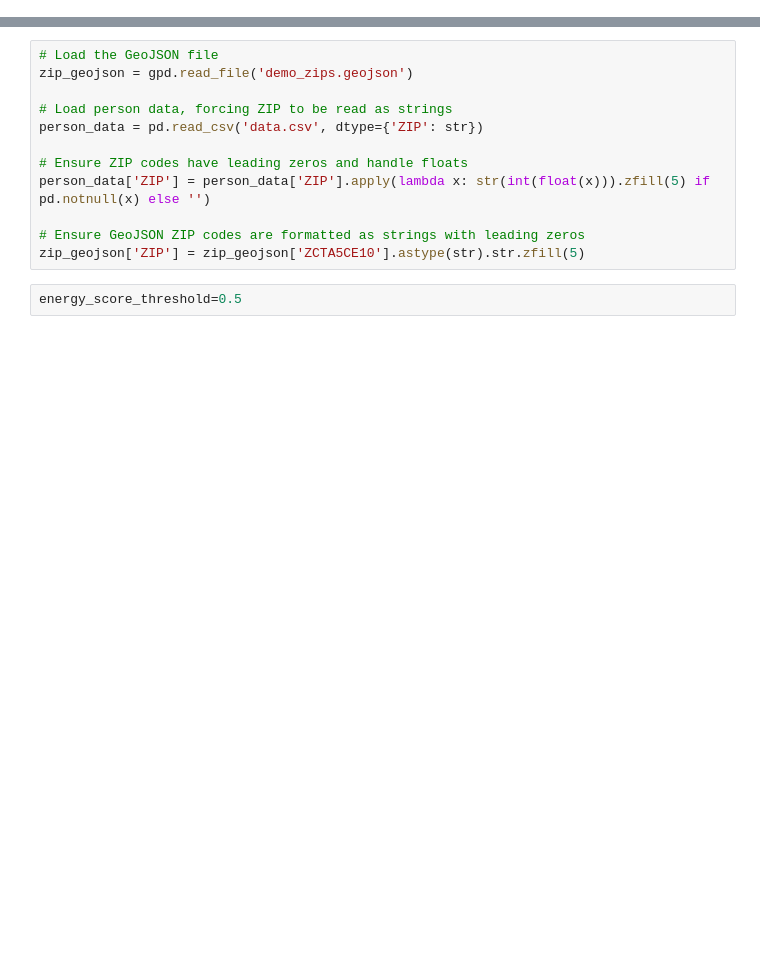
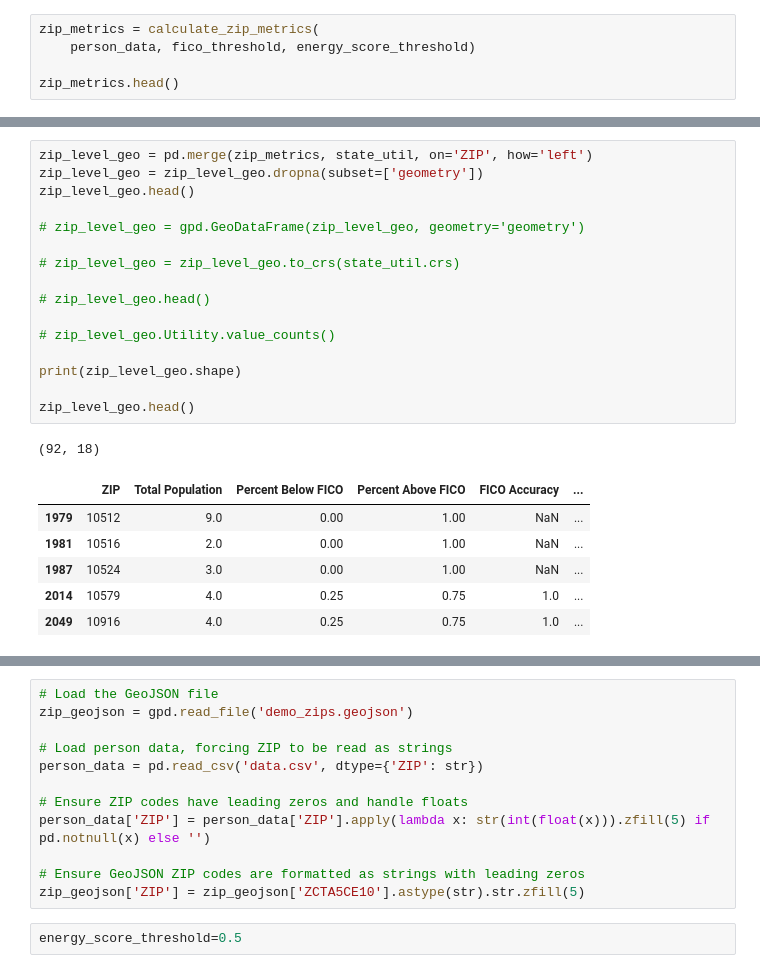
Before and after one commit to Jake-Ford/energyscore_demo, a Jupyter notebook: scratch.ipynb, the cells around one changed output, grey strips where cells are left out. Cells and saved outputs as stored; diff of their text form; blank space fills up the shorter version.

```diff
--- a/scratch.ipynb
+++ b/scratch.ipynb
@@ -11,0 +112,5 @@ from sklearn.metrics import accuracy_score
+# %%
+zip_metrics = calculate_zip_metrics(
+    person_data, fico_threshold, energy_score_threshold)
+
+zip_metrics.head()
@@ -11,0 +124,24 @@ from sklearn.metrics import accuracy_score
+# %%
+zip_level_geo = pd.merge(zip_metrics, state_util, on='ZIP', how='left')
+zip_level_geo = zip_level_geo.dropna(subset=['geometry'])
+zip_level_geo.head()
+
+# zip_level_geo = gpd.GeoDataFrame(zip_level_geo, geometry='geometry')
+
+# zip_level_geo = zip_level_geo.to_crs(state_util.crs)
+
+# zip_level_geo.head()
+
+# zip_level_geo.Utility.value_counts()
+
+print(zip_level_geo.shape)
+
+zip_level_geo.head()
+# %% [output]
+(92, 18)
+|  | ZIP | Total Population | Percent Below FICO | Percent Above FICO | FICO Accuracy | ... |
+| 1979 | 10512 | 9.0 | 0.00 | 1.00 | NaN | ... |
+| 1981 | 10516 | 2.0 | 0.00 | 1.00 | NaN | ... |
+| 1987 | 10524 | 3.0 | 0.00 | 1.00 | NaN | ... |
+| 2014 | 10579 | 4.0 | 0.25 | 0.75 | 1.0 | ... |
+| 2049 | 10916 | 4.0 | 0.25 | 0.75 | 1.0 | ... |
```
Also changed, not shown: parts of 36 cells of this notebook, 29 other files.
